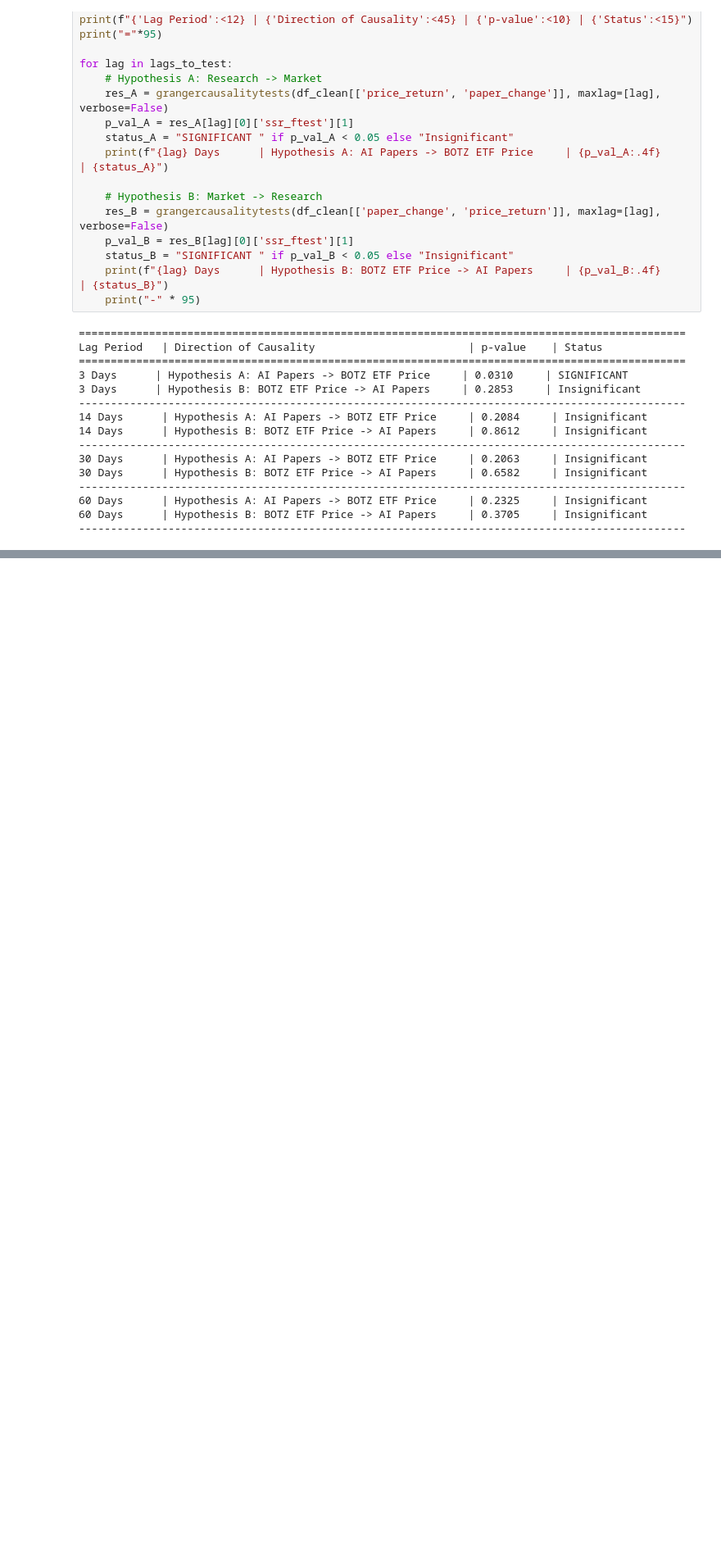
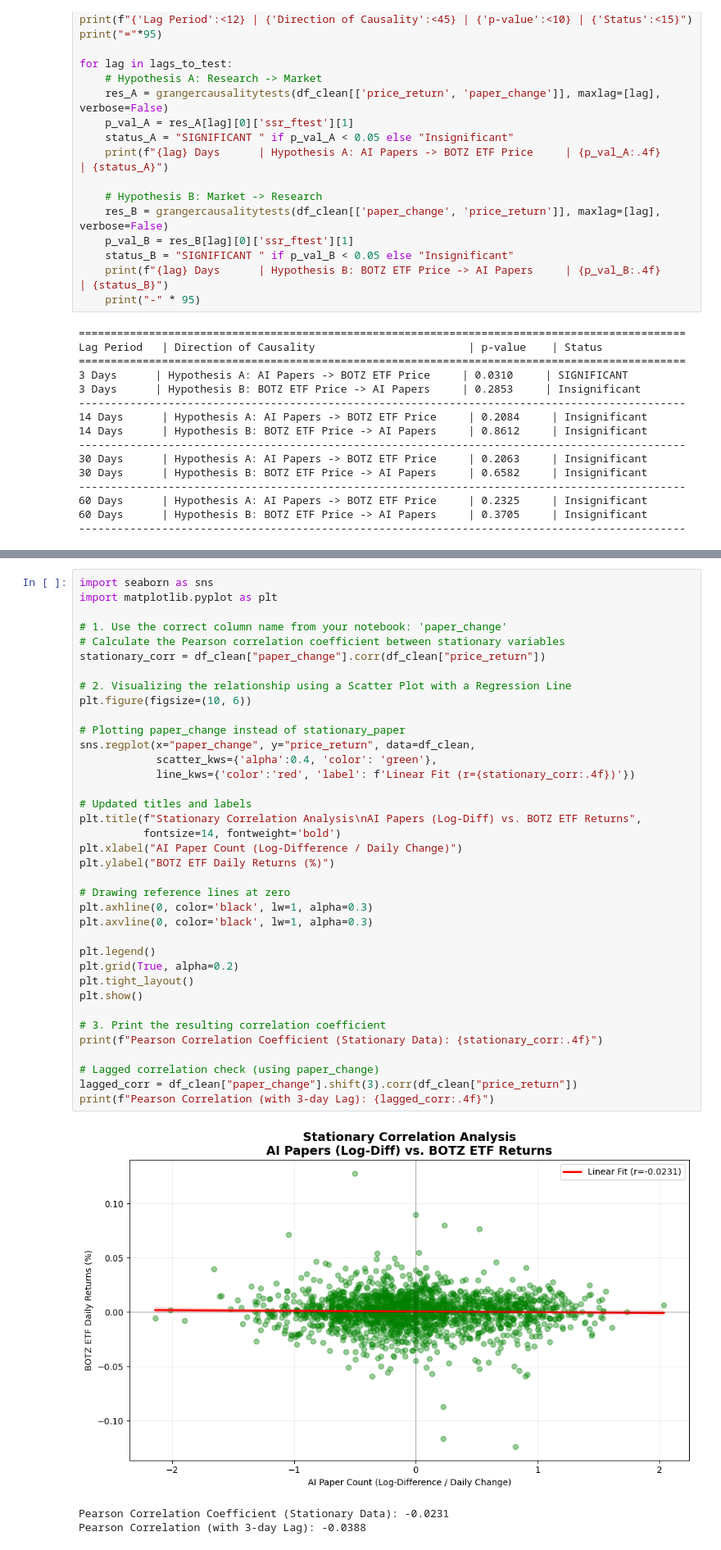
Before and after one commit to mertcaylak-glitch/DSA-210-Project, a Jupyter notebook: HT.ipynb, the cells around one changed output, grey strips where cells are left out. Shown at 82% size. Cells and saved outputs as stored; diff of their text form; blank space fills up the shorter version.

```diff
--- a/HT.ipynb
+++ b/HT.ipynb
@@ -173,3 +173,44 @@ The Granger Causality test reveals a strictly **short-term, unidirectional relat
 
 **Final Verdict:**
 Academic interest in AI drives short-term market momentum, but the market does not drive academic interest. For quantitative trading strategies, AI publication volume is a viable high-frequency signal, but it is not suitable for mid-to-long-term portfolio rebalancing.
+# %%
+import seaborn as sns
+import matplotlib.pyplot as plt
+
+# 1. Use the correct column name from your notebook: 'paper_change'
+# Calculate the Pearson correlation coefficient between stationary variables
+stationary_corr = df_clean["paper_change"].corr(df_clean["price_return"])
+
+# 2. Visualizing the relationship using a Scatter Plot with a Regression Line
+plt.figure(figsize=(10, 6))
+
+# Plotting paper_change instead of stationary_paper
+sns.regplot(x="paper_change", y="price_return", data=df_clean,
+            scatter_kws={'alpha':0.4, 'color': 'green'},
+            line_kws={'color':'red', 'label': f'Linear Fit (r={stationary_corr:.4f})'})
+
+# Updated titles and labels
+plt.title(f"Stationary Correlation Analysis\nAI Papers (Log-Diff) vs. BOTZ ETF Returns",
+          fontsize=14, fontweight='bold')
+plt.xlabel("AI Paper Count (Log-Difference / Daily Change)")
+plt.ylabel("BOTZ ETF Daily Returns (%)")
+
+# Drawing reference lines at zero
+plt.axhline(0, color='black', lw=1, alpha=0.3)
+plt.axvline(0, color='black', lw=1, alpha=0.3)
+
+plt.legend()
+plt.grid(True, alpha=0.2)
+plt.tight_layout()
+plt.show()
+
+# 3. Print the resulting correlation coefficient
+print(f"Pearson Correlation Coefficient (Stationary Data): {stationary_corr:.4f}")
+
+# Lagged correlation check (using paper_change)
+lagged_corr = df_clean["paper_change"].shift(3).corr(df_clean["price_return"])
+print(f"Pearson Correlation (with 3-day Lag): {lagged_corr:.4f}")
+# %% [output]
+[figure, added]
+Pearson Correlation Coefficient (Stationary Data): -0.0231
+Pearson Correlation (with 3-day Lag): -0.0388
```
Also changed, not shown: parts of 2 cells of this notebook, 1 other file.
